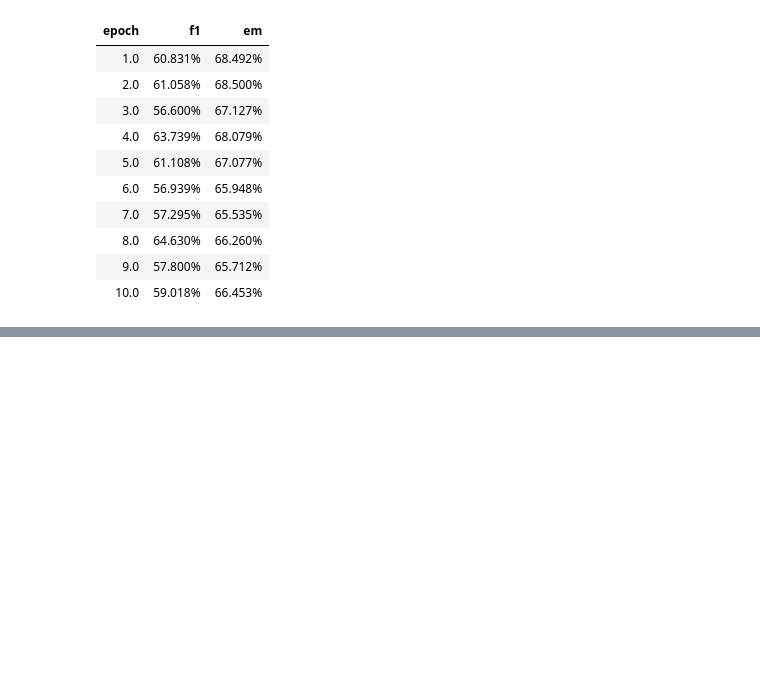
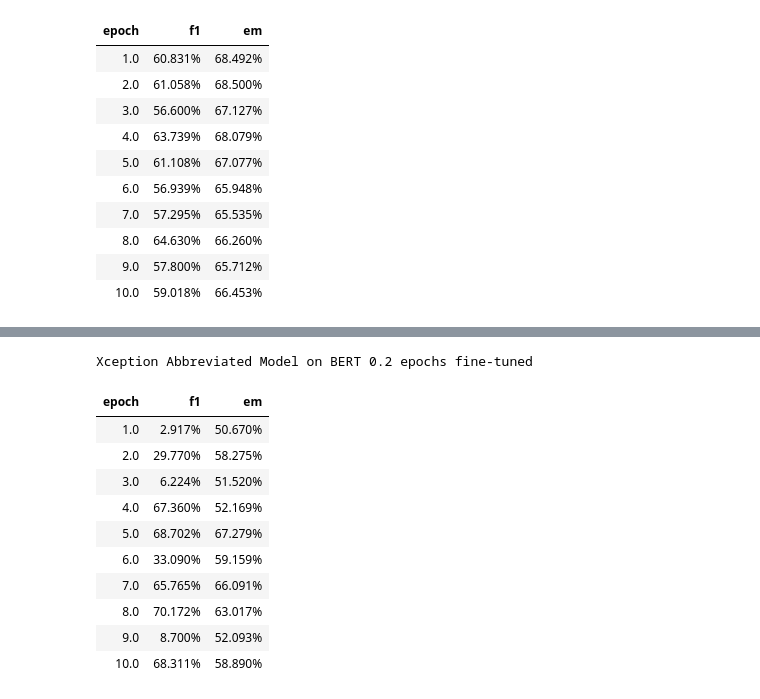
Before and after one commit to cbenge509/BERTVision, a Jupyter notebook: Example Performance Reporting.ipynb, the cells around one changed output, grey strips where cells are left out. Saved outputs shown, nothing was run; the diff lists cells and outputs as text; code cells hidden in the pictures; blank space fills up the shorter version.

Commit message:
added Xception small performance 2/10th bert

```diff
--- a/Example Performance Reporting.ipynb
+++ b/Example Performance Reporting.ipynb
@@ -162,3 +162,48 @@ kwargs = {'df': df,
 viz_bert_performance(**kwargs)
 # %% [output]
 [interactive output not drawn]
+# %%
+import pandas as pd
+from utils.training_utils import *
+
+df = pd.DataFrame({'epoch': {0: 1, 1: 2, 2: 3, 3: 4, 4: 5, 5: 6, 6: 7, 7: 8, 8: 9, 9: 10},
+ 'f1': {0: 0.02917288247969501,
+  1: 0.2977034306776297,
+  2: 0.062235255783642876,
+  3: 0.6736019311454681,
+  4: 0.6870216708289696,
+  5: 0.3308955429833035,
+  6: 0.6576530612244899,
+  7: 0.7017186332450241,
+  8: 0.08699839486356341,
+  9: 0.6831136791534116},
+ 'em': {0: 0.5066958645666638,
+  1: 0.5827507790785816,
+  2: 0.5152025604312305,
+  3: 0.5216878632190685,
+  4: 0.6727869957045397,
+  5: 0.5915943737892698,
+  6: 0.6609113113787586,
+  7: 0.630169291670176,
+  8: 0.5209298408152953,
+  9: 0.5888991830202982}})
+# %%
+# Generate table output of F1 / EM performance per epoch
+kwargs = {'df': df,
+          'title': 'Xception Abbreviated Model on BERT 0.2 epochs fine-tuned',
+          'cmap': 'BuGn'}
+
+viz_table_scores(**kwargs)
+# %% [output]
+Xception Abbreviated Model on BERT 0.2 epochs fine-tuned
+| epoch | f1 | em |
+| 1.0 | 2.917% | 50.670% |
+| 2.0 | 29.770% | 58.275% |
+| 3.0 | 6.224% | 51.520% |
+| 4.0 | 67.360% | 52.169% |
+| 5.0 | 68.702% | 67.279% |
+| 6.0 | 33.090% | 59.159% |
+| 7.0 | 65.765% | 66.091% |
+| 8.0 | 70.172% | 63.017% |
+| 9.0 | 8.700% | 52.093% |
+| 10.0 | 68.311% | 58.890% |
```
Also changed, not shown: parts of 1 cell of this notebook, 2 other files.
